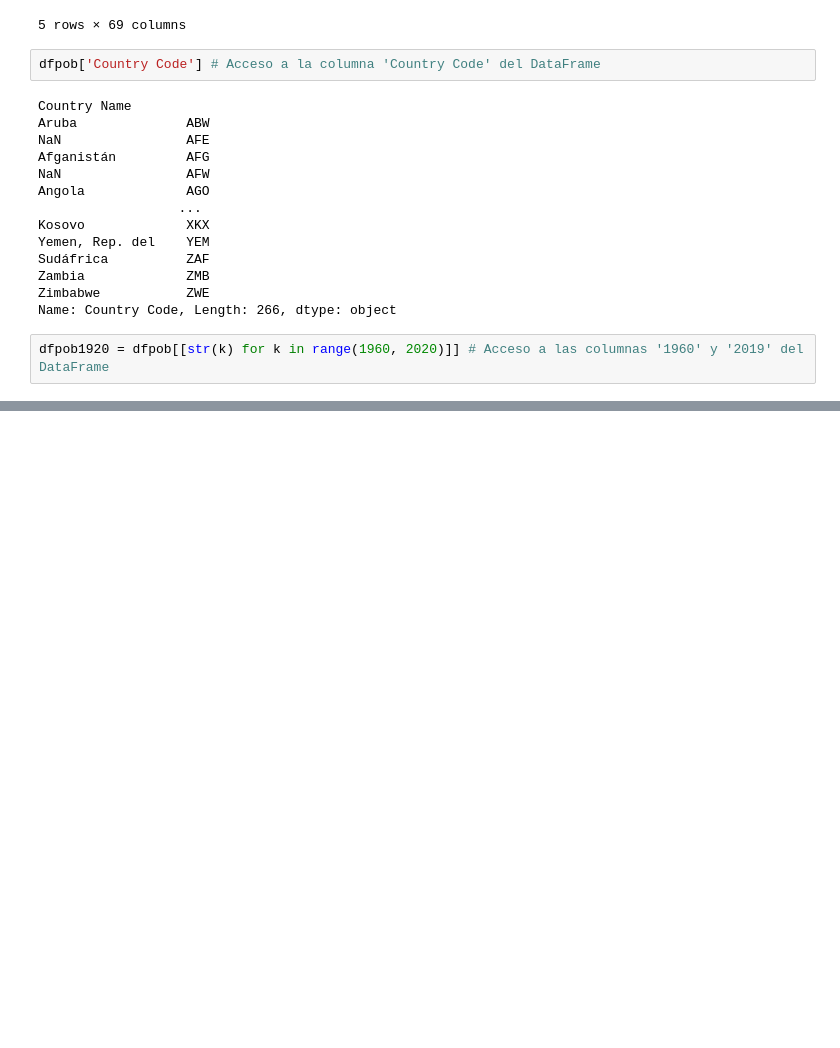
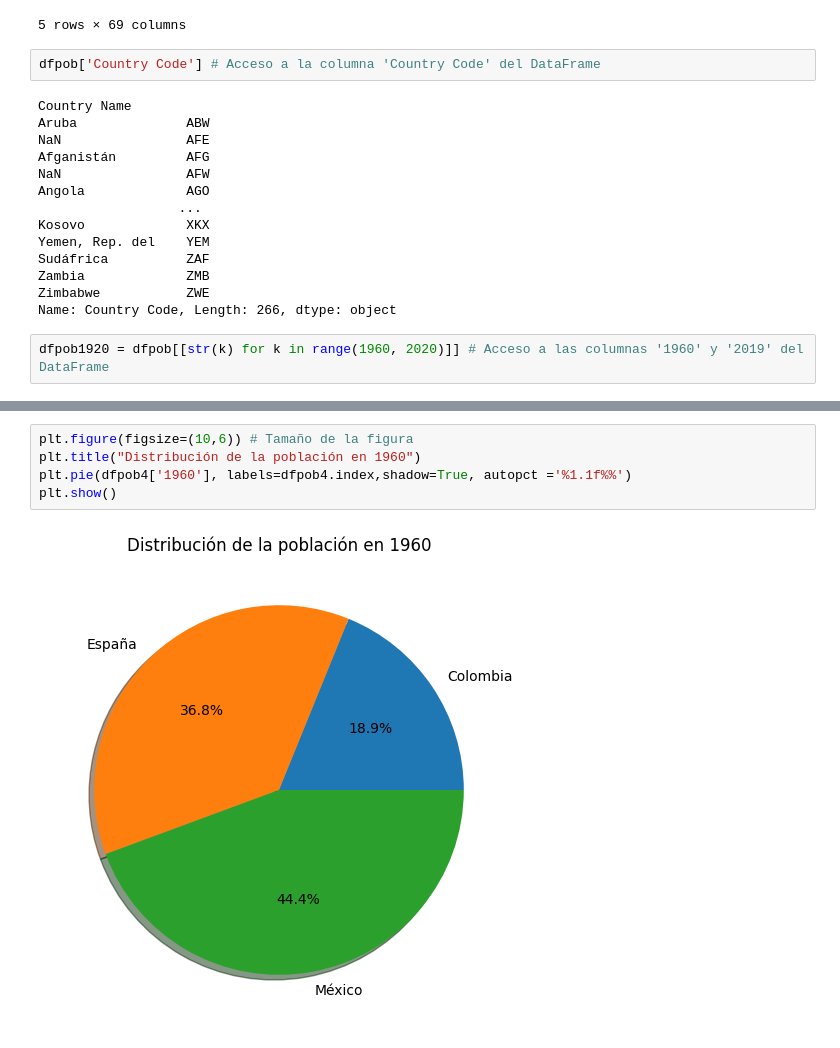
Before and after one commit to Gael-M0/PracticaUDM, a Jupyter notebook: udemy/Python_DataScience/pandas.ipynb, the cells around one changed output, grey strips where cells are left out. Drawn from its saved outputs; the diff is of its cells as text; blank space fills up the shorter version.

```diff
--- a/udemy/Python_DataScience/pandas.ipynb
+++ b/udemy/Python_DataScience/pandas.ipynb
@@ -455,0 +490,7 @@ display(dfpob1920)
+# %%
+plt.figure(figsize=(10,6)) # Tamaño de la figura
+plt.title("Distribución de la población en 1960")
+plt.pie(dfpob4['1960'], labels=dfpob4.index,shadow=True, autopct ='%1.1f%%')
+plt.show()
+# %% [output]
+[figure, added]
```
Also changed, not shown: parts of 4 cells of this notebook.
